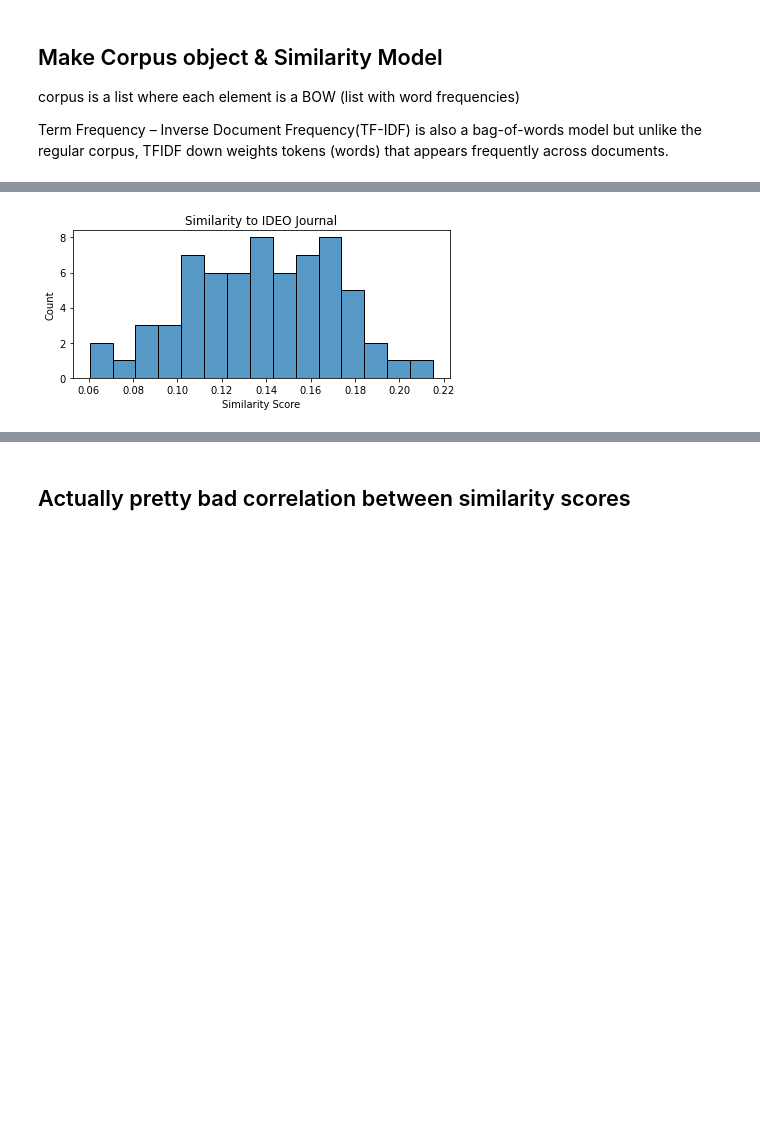
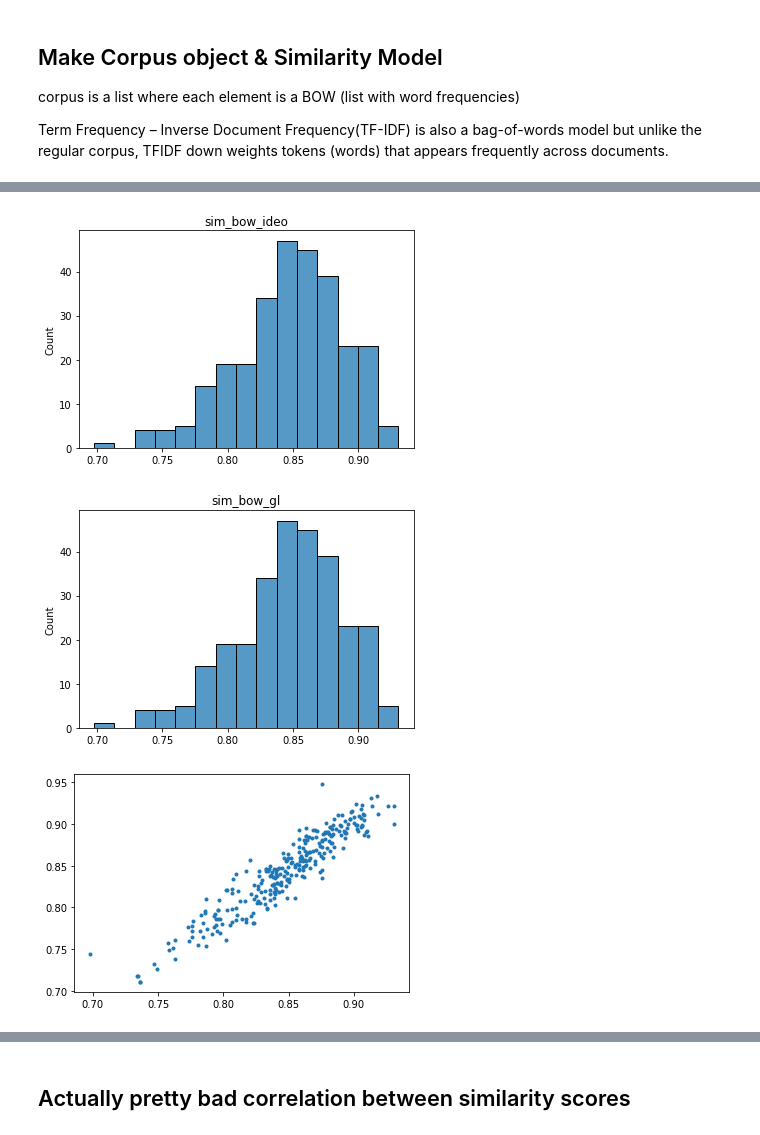
Before and after one commit to ideo/a-list, a Jupyter notebook: notebooks/6_talk_like_ideo.ipynb, the cells around one changed output, grey strips where cells are left out. Drawn from its saved outputs; the diff is of its cells as text; code cells hidden in the pictures; blank space fills up the shorter version.

```diff
--- a/notebooks/6_talk_like_ideo.ipynb
+++ b/notebooks/6_talk_like_ideo.ipynb
@@ -148,8 +215,10 @@ Term Frequency – Inverse Document Frequency(TF-IDF) is also a bag-of-words mod
 # %%
 # Create Bag of Words for IDEO + Corpus
 ideo_bow = full_dictionary.doc2bow(ideo_doc_tokens)
+gl_bow = full_dictionary.doc2bow(gl_tokens)
 corpus = [full_dictionary.doc2bow(token) for token in tokens]
 
 # Add IDEO to the corpus and mark it's postion
-full_corpus = [ideo_bow] + corpus
-ideo_corpus_index=0
+full_corpus = [ideo_bow, gl_bow] + corpus
+ref_names = ['ideo', 'gl']
+ref_indicies= [0, 1]
@@ -193,16 +225,43 @@ df_index.sort_values(by='similarity_bow', ascending=False)
-# %%
-#
-tf_idf = gensim.models.TfidfModel(full_corpus)
-
-#
-tf_idf_sim = similarity_to_ideo(corpus=tf_idf[full_corpus], ideo_corpus_index=ideo_corpus_index)
-df_index['similarity_tfidf'] = tf_idf_sim
-
-fig, ax = plt.subplots(figsize=(6, 3))
-sns.histplot(tf_idf_sim, bins=15)
-ax.set_title('Similarity to IDEO Journal')
-ax.set_xlabel('Similarity Score')
-plt.tight_layout()
-plt.savefig('similarity_dist.png')
-# %% [output]
-[figure, removed]
+# %%
+def similarity_to_refs(corpus, ref_indicies=[0,1]):
+
+    sims = gensim.similarities.Similarity(output_prefix = 'workdir/',
+                                          corpus=corpus,
+                                          num_features=len(full_dictionary))
+
+    sim_to_corpus = []
+    sim_between_refs = []
+    for i in ref_indicies:
+        reference_array = corpus[i]
+        similarity_to_refrence = sims[reference_array]
+        assert similarity_to_refrence[i] > 0.99
+        clean_similarity = np.delete(similarity_to_refrence, ref_indicies)
+        sim_to_corpus.append(clean_similarity)
+        sim_between_refs.append(similarity_to_refrence[ref_indicies])
+
+    return sim_to_corpus, sim_between_refs
+
+
+
+
+
+
+sim_name = 'bow'
+new_cols = [f"sim_{sim_name}_{ref_name}" for ref_name in ref_names]
+sims, ref_sims  = similarity_to_refs(corpus=full_corpus, ref_indicies=ref_indicies)
+for col,sim  in zip(new_cols, sims):
+    df_i[col] = sim
+
+    fig, ax = plt.subplots()
+
+    sns.histplot(sims[0], ax=ax)
+    ax.set_title(col)
+    plt.show()
+
+fig, ax = plt.subplots()
+ax.plot(sims[0],sims[1], '.')
+plt.show()
+# %% [output]
+[figure, added]
+[figure, added]
+[figure, added]
```
Also changed, not shown: parts of 47 cells of this notebook, 1 other file.
